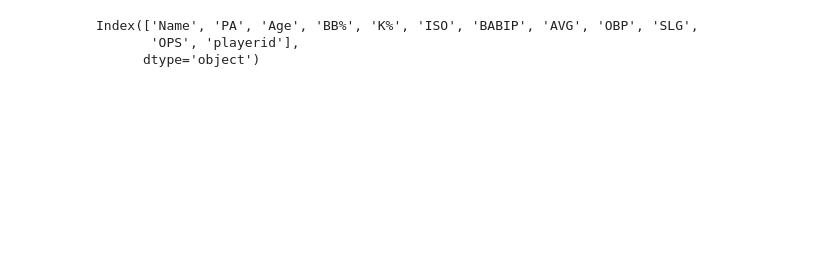
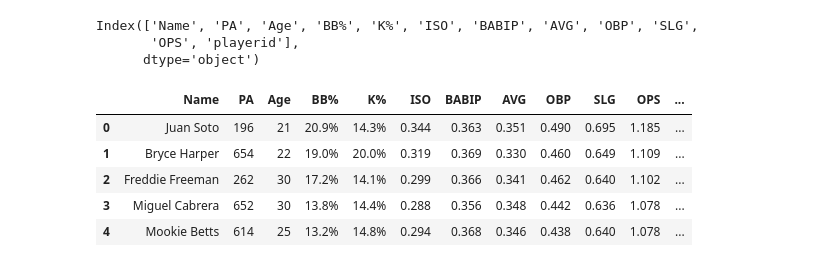
Before and after one commit to Ben-Platt-23/Senior-Project, a Jupyter notebook: test_area.ipynb, the cells around one changed output. Saved outputs shown, nothing was run; the diff lists cells and outputs as text; code cells hidden in the pictures; blank space fills up the shorter version.

```diff
--- a/test_area.ipynb
+++ b/test_area.ipynb
@@ -13,5 +17,14 @@ player_info.columns
 Index(['Name', 'PA', 'Age', 'BB%', 'K%', 'ISO', 'BABIP', 'AVG', 'OBP', 'SLG',
        'OPS', 'playerid'],
       dtype='object')
+# %%
+player_info.head(5)
+# %% [output]
+|  | Name | PA | Age | BB% | K% | ISO | BABIP | AVG | OBP | SLG | OPS | ... |
+| 0 | Juan Soto | 196 | 21 | 20.9% | 14.3% | 0.344 | 0.363 | 0.351 | 0.490 | 0.695 | 1.185 | ... |
+| 1 | Bryce Harper | 654 | 22 | 19.0% | 20.0% | 0.319 | 0.369 | 0.330 | 0.460 | 0.649 | 1.109 | ... |
+| 2 | Freddie Freeman | 262 | 30 | 17.2% | 14.1% | 0.299 | 0.366 | 0.341 | 0.462 | 0.640 | 1.102 | ... |
+| 3 | Miguel Cabrera | 652 | 30 | 13.8% | 14.4% | 0.288 | 0.356 | 0.348 | 0.442 | 0.636 | 1.078 | ... |
+| 4 | Mookie Betts | 614 | 25 | 13.2% | 14.8% | 0.294 | 0.368 | 0.346 | 0.438 | 0.640 | 1.078 | ... |
 # %%
 player_info = player_info.rename(columns={'BB%':'BB', 'K%':'K'})
```
Also changed, not shown: parts of 22 cells of this notebook.
